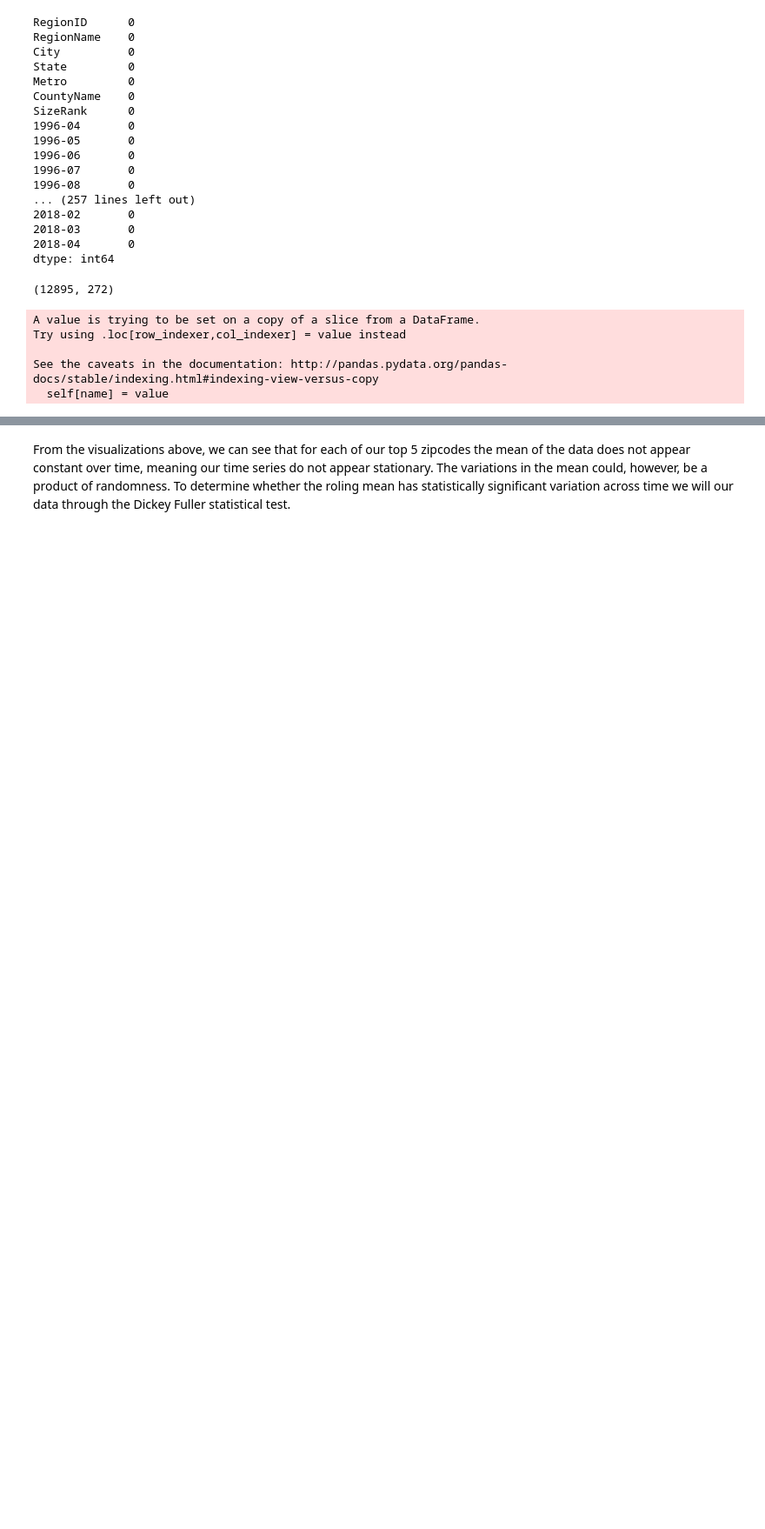
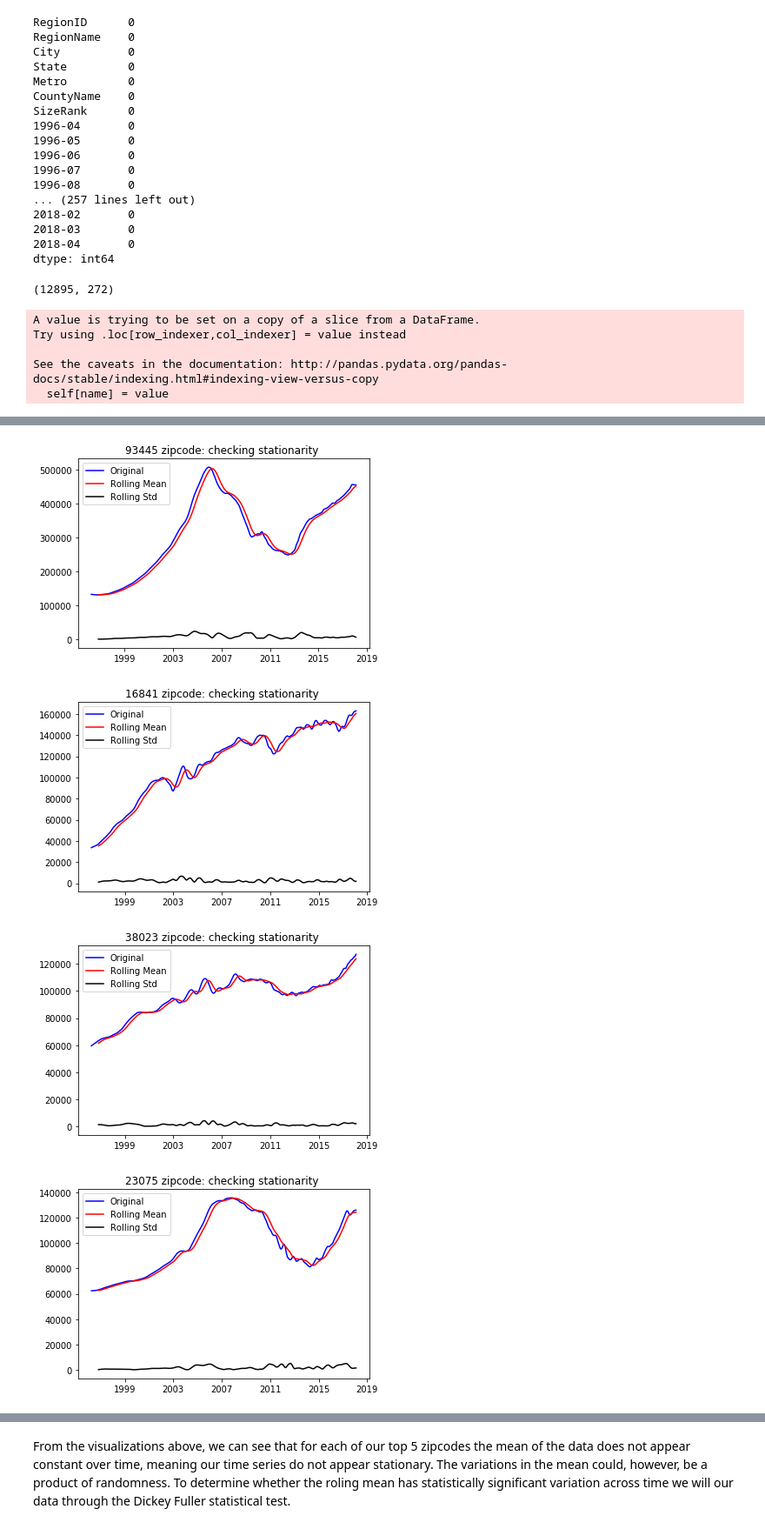
Before and after one commit to jsavory-94/dsc-mod-4-project-online-ds-pt-021119, a Jupyter notebook: mod_4_starter_notebook.ipynb, the cells around one changed output, grey strips where cells are left out. Shown at 87% size. Cells and saved outputs as stored; diff of their text form; code cells hidden in the pictures; blank space fills up the shorter version.

```diff
--- a/mod_4_starter_notebook.ipynb
+++ b/mod_4_starter_notebook.ipynb
@@ -312,0 +235,11 @@ top_5_zipcodes_df
+# %%
+zillow_df['Return by Unit Risk Metric'] = return_risk_metric
+#zillow_df['ROI'] = ROI
+#zillow_df['IQR'] = IQR
+
+zillow_df_sorted = zillow_df.sort_values(['Return by Unit Risk Metric'], ascending=False)
+
+zillow_df_sorted
+top5_zipcodes_df = zillow_df_sorted.iloc[0:5,:]
+
+top5_zipcodes_df
@@ -312,0 +260,6 @@ top_5_zipcodes_df
+# %%
+top5_zipcodes = list(top5_zipcodes_df['RegionName'].values)
+top5_cities = list(top5_zipcodes_df['City'].values)
+
+top5_zipcodes
+#top5_cities
@@ -332,22 +370,6 @@ top5_zipcodes_df_melted#.head()
 # %%
-def get_df_at_zipcode(zipcode):
-    zipcode_df = top5_zipcodes_df_melted[top5_zipcodes_df_melted['RegionName']==zipcode]
-    zipcode_timePrice = zipcode_df.iloc[:,-2:]
-    zipcode_timePrice = zipcode_timePrice.set_index('time')
-
-    return zipcode_timePrice#.plot()
-
-def visualize(zipcode):
+def visualize_rollingmean_std(zipcode):
     zipcode_df = get_df_at_zipcode(zipcode)
-
-    #Plot simple time series
-    plt.figure(figsize=(16,12))
-    plt.subplot(221)
-    plt.plot(zipcode_df)
-    plt.title(f'{zipcode} zipcode: median housing prices over time')
-
-
-    plt.subplot(222)
     rolmean = zipcode_df.rolling(window = 8, center = False).mean()
     rolstd = zipcode_df.rolling(window = 8, center = False).std()
 
@@ -366,0 +383,8 @@ for u in unique_zipcodes:
+# %%
+for t in top5_zipcodes:
+    visualize_rollingmean_std(t)
+# %% [output]
+[figure, added]
+[figure, added]
+[figure, added]
+[figure, added]
```
Also changed, not shown: parts of 86 cells of this notebook, 2 other files.
